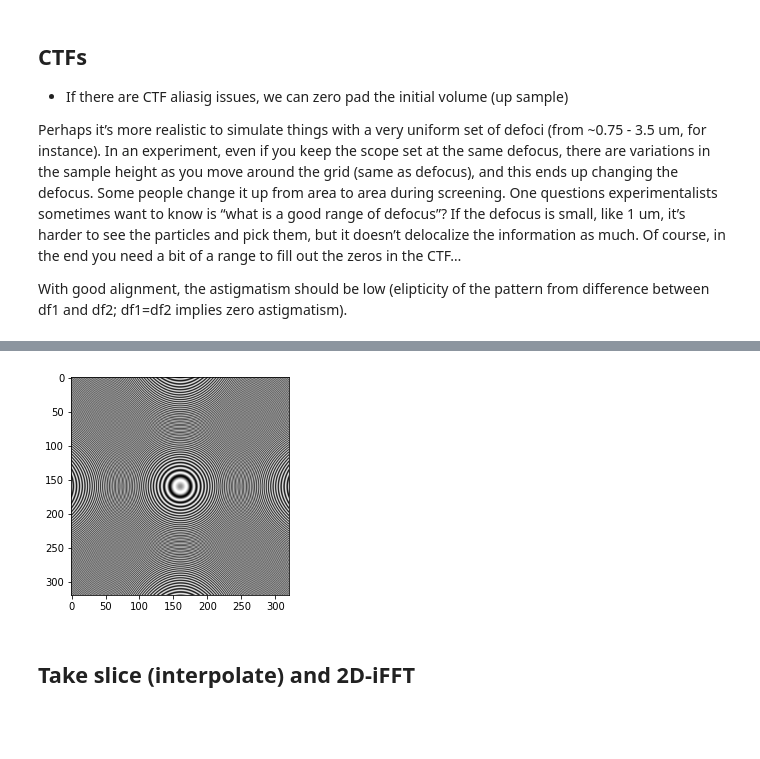
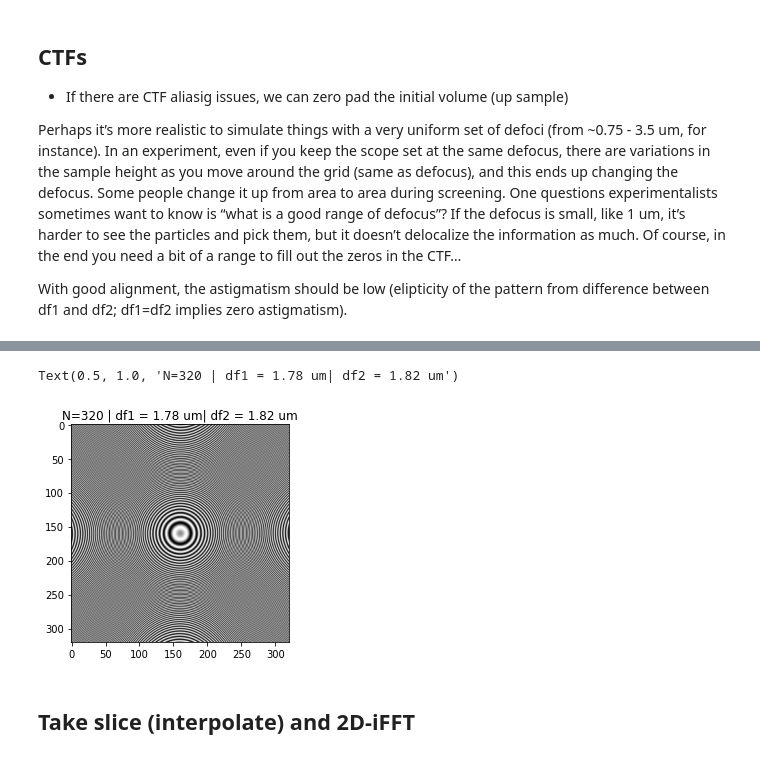
Before and after one commit to geoffwoollard/learn_cryoem_math, a Jupyter notebook: nb/simulate_fourier_slice.ipynb, the cells around one changed output, grey strips where cells are left out. Cells and saved outputs as stored; diff of their text form; code cells hidden in the pictures; blank space fills up the shorter version.

```diff
--- a/nb/simulate_fourier_slice.ipynb
+++ b/nb/simulate_fourier_slice.ipynb
@@ -159,7 +156,9 @@ Wall time: 1min 32s
-# %%
-doplt(CTFs[1])
-# %% [output]
-[figure, removed]
+# %%
+doplt(CTFs[idx])
+plt.title('N=%i | df1 = %.2f um| df2 = %.2f um'%(N,df1s[idx]/10000,df2s[idx]/10000))
+# %% [output]
+Text(0.5, 1.0, 'N=320 | df1 = 1.78 um| df2 = 1.82 um')
+[figure, added]
 # %% [markdown]
 ## Take slice (interpolate) and 2D-iFFT
 # %%
```
Also changed, not shown: parts of 19 cells of this notebook.
